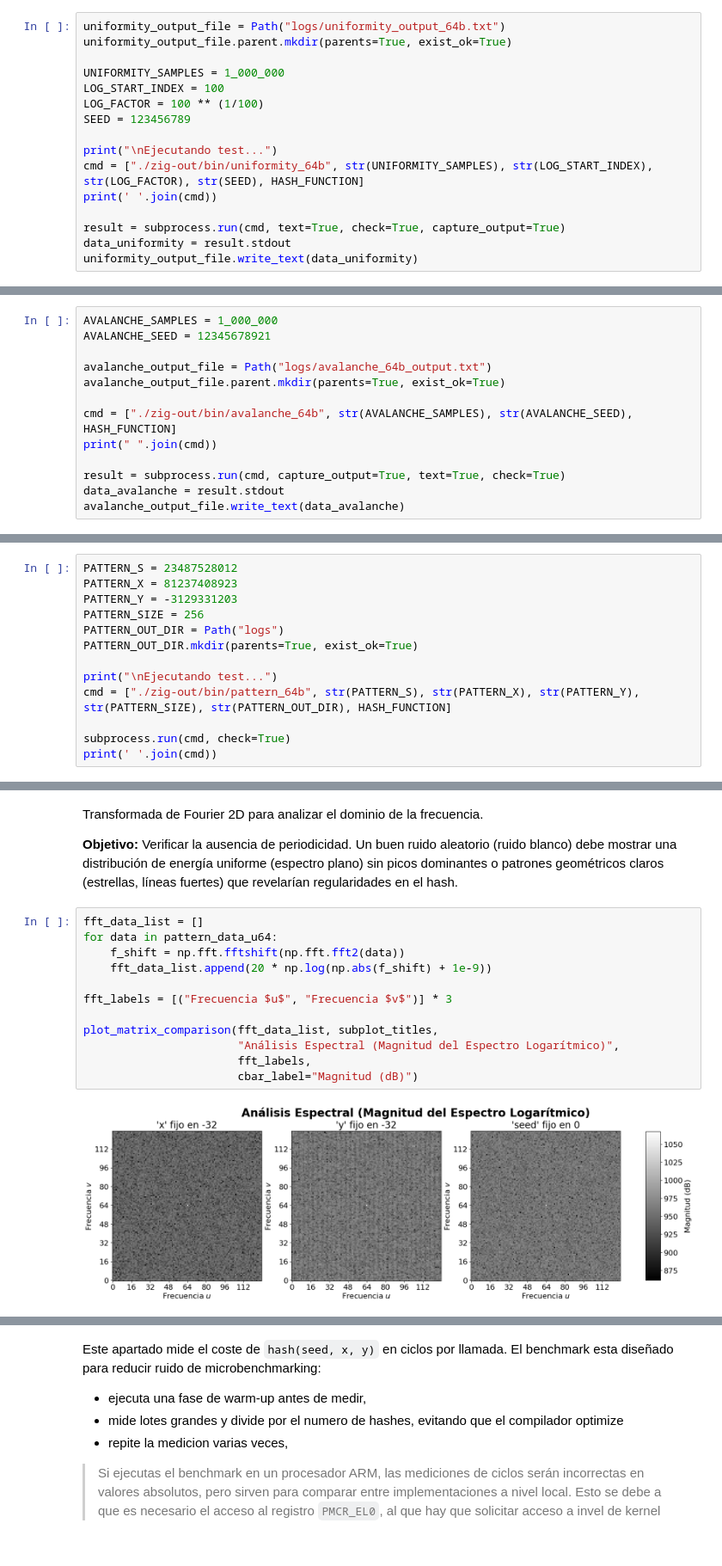
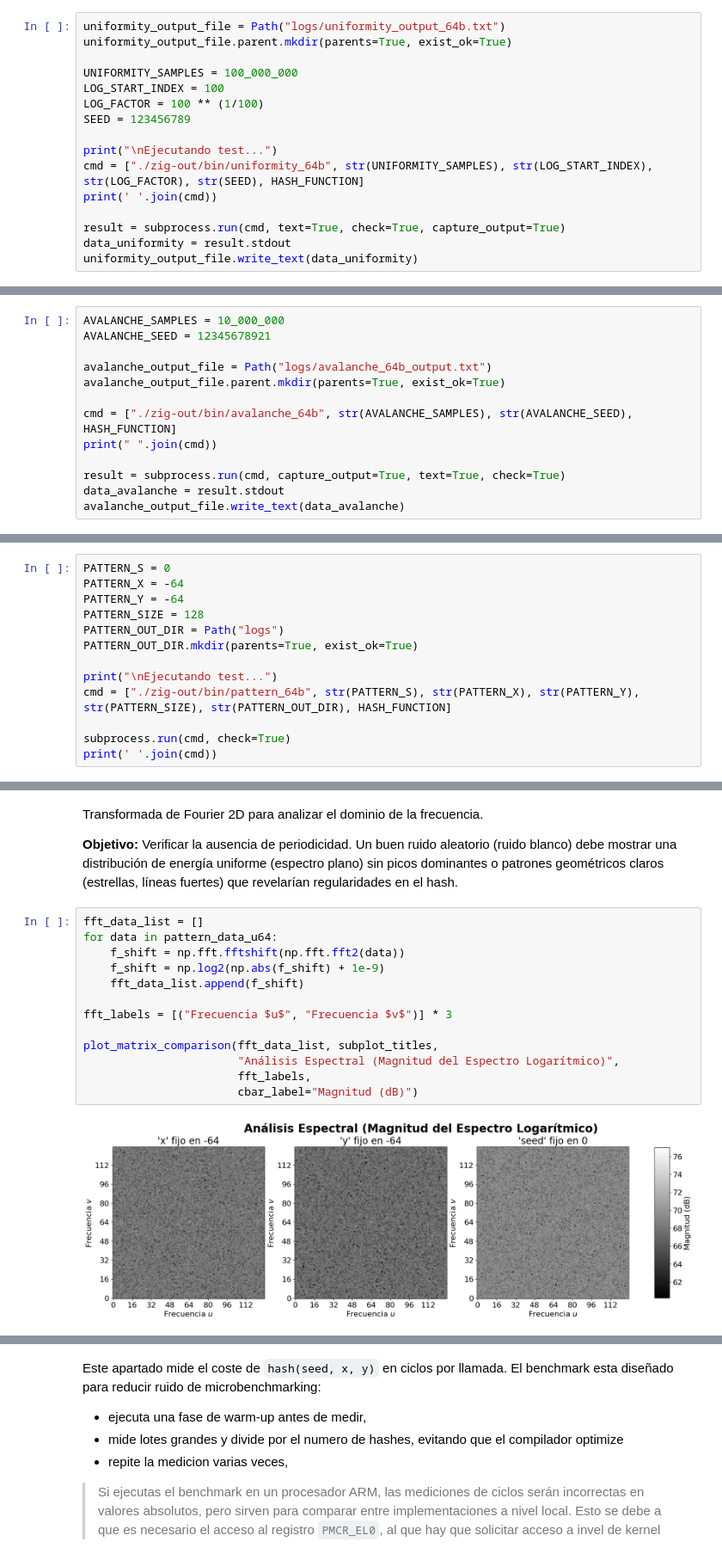
Before and after one commit to LuisMiguelTrinidad/GPT_Generacion_Procedural_de_Terreno, a Jupyter notebook: 01_PRNGs_y_hashing/analysis_notebook.ipynb, the cells around one changed output, grey strips where cells are left out. Shown at 86% size. Cells and saved outputs as stored; diff of their text form.

```diff
--- a/01_PRNGs_y_hashing/analysis_notebook.ipynb
+++ b/01_PRNGs_y_hashing/analysis_notebook.ipynb
@@ -68,7 +68,7 @@ Compilación y ejecución del test C para obtención de métricas (frecuencias,
 uniformity_output_file = Path("logs/uniformity_output_64b.txt")
 uniformity_output_file.parent.mkdir(parents=True, exist_ok=True)
 
-UNIFORMITY_SAMPLES = 1_000_000
+UNIFORMITY_SAMPLES = 100_000_000
 LOG_START_INDEX = 100
 LOG_FACTOR = 100 ** (1/100)
 SEED = 123456789
@@ -325,7 +324,7 @@ Análisis Sensibilidad de entrada/salida (Efecto Avalancha). Objetivo: cambio de
 # %% [markdown]
 Generación de métricas de avalancha: cambios en salida vs flips de 1 bit en $S, X, Y$.
 # %%
-AVALANCHE_SAMPLES = 1_000_000
+AVALANCHE_SAMPLES = 10_000_000
 AVALANCHE_SEED = 12345678921
 
 avalanche_output_file = Path("logs/avalanche_64b_output.txt")
@@ -587,8 +588,8 @@ Generación de arrays binarios de secciones 2D (planos XY, XS, SY).
 # %%
-PATTERN_S = 23487528012
-PATTERN_X = 81237408923
-PATTERN_Y = -3129331203
-PATTERN_SIZE = 256
+PATTERN_S = 0
+PATTERN_X = -64
+PATTERN_Y = -64
+PATTERN_SIZE = 128
 PATTERN_OUT_DIR = Path("logs")
 PATTERN_OUT_DIR.mkdir(parents=True, exist_ok=True)
 
@@ -671,14 +671,15 @@ Transformada de Fourier 2D para analizar el dominio de la frecuencia.
 # %%
 fft_data_list = []
 for data in pattern_data_u64:
     f_shift = np.fft.fftshift(np.fft.fft2(data))
-    fft_data_list.append(20 * np.log(np.abs(f_shift) + 1e-9))
+    f_shift = np.log2(np.abs(f_shift) + 1e-9)
+    fft_data_list.append(f_shift)
 
 fft_labels = [("Frecuencia $u$", "Frecuencia $v$")] * 3
 
 plot_matrix_comparison(fft_data_list, subplot_titles,
                        "Análisis Espectral (Magnitud del Espectro Logarítmico)",
                        fft_labels,
                        cbar_label="Magnitud (dB)")
 # %% [output]
-[figure, old version]
+[figure, new version]
```
Also changed, not shown: parts of 34 cells of this notebook, 2 other files.
